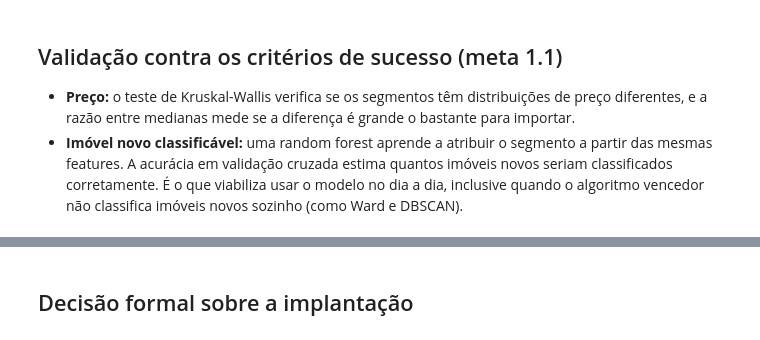
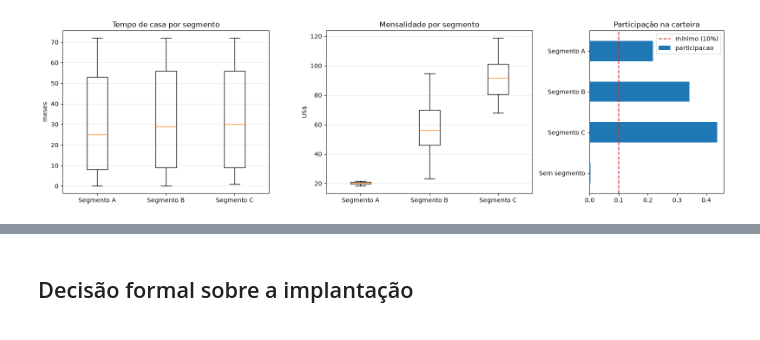
Before and after one commit to stevens-castro/projeto-retencao-clientes-telecom, a Jupyter notebook: notebooks/05-avaliacao.ipynb, the cells around one changed output, grey strips where cells are left out. Drawn from its saved outputs; the diff is of its cells as text; code cells hidden in the pictures.

```diff
--- a/notebooks/05-avaliacao.ipynb
+++ b/notebooks/05-avaliacao.ipynb
@@ -80,18 +95,0 @@ Os segmentos são renomeados de A em diante, **do mais caro para o mais barato**
-# %%
-ordem = (pd.Series(df.loc[validos, 'preco_venda'].to_numpy(), index=segmentos[validos])
-         .groupby(level=0).median().sort_values(ascending=False).index)           # segmentos do mais caro ao mais barato
-nome = {s: f'Segmento {chr(65 + i)}' for i, s in enumerate(ordem)}                 # 0, 1, 2… → Segmento A, B, C…
-df['segmento'] = pd.Series(segmentos).map(nome).fillna('Sem segmento')             # ruído vira "Sem segmento"
-
-colunas_perfil = {  # coluna da base curada: como resumir
-    'preco_venda': 'median', 'area_habitavel': 'median', 'qualidade_geral': 'median', 'idade_imovel': 'median',
-}
-perfil = (
-    df.groupby('segmento')
-    .agg(imoveis=('preco_venda', 'size'), vgv=('preco_venda', 'sum'),               # vgv: soma do valor de venda
-         **{c: (c, f) for c, f in colunas_perfil.items() if c in df})
-    .assign(participacao=lambda d: d['imoveis'] / len(df))                          # fatia da carteira
-    .sort_values('preco_venda', ascending=False)
-)
-perfil.style.format({'vgv': '${:,.0f}', 'preco_venda': '${:,.0f}', 'area_habitavel': '{:,.0f}',
-                     'participacao': '{:.1%}'})
@@ -98,21 +135,20 @@ perfil.style.format({'vgv': '${:,.0f}', 'preco_venda': '${:,.0f}', 'area_habitav
 # %%
-fig, (ax_preco, ax_fatia) = plt.subplots(1, 2, figsize=(14, 4.5), gridspec_kw={'width_ratios': [2, 1]})
+ordem_nomes = [n for n in perfil.index if n != 'Sem segmento']
 
-ordem_nomes = [n for n in perfil.index if n != 'Sem segmento']
-ax_preco.boxplot([df.loc[df['segmento'] == n, 'preco_venda'] for n in ordem_nomes], showfliers=False)  # preço em cada segmento
-ax_preco.set_xticks(range(1, len(ordem_nomes) + 1), ordem_nomes)                    # nomes dos segmentos no eixo
-ax_preco.set(title='Preço de venda por segmento', ylabel='US$')
-ax_preco.grid(alpha=0.3, axis='y')
+fig, (ax_ten, ax_men, ax_fatia) = plt.subplots(1, 3, figsize=(16, 4.5), gridspec_kw={'width_ratios': [2, 2, 1.3]})
+for ax, coluna, titulo, unidade in ((ax_ten, 'tenure', 'Tempo de casa por segmento', 'meses'),
+                                    (ax_men, 'MonthlyCharges', 'Mensalidade por segmento', 'US$')):
+    ax.boxplot([df.loc[df['segmento'] == n, coluna] for n in ordem_nomes], showfliers=False)
+    ax.set_xticks(range(1, len(ordem_nomes) + 1), ordem_nomes)
+    ax.set(title=titulo, ylabel=unidade)
+    ax.grid(alpha=0.3, axis='y')
 
-perfil['participacao'].plot.barh(ax=ax_fatia, color='tab:blue')                     # tamanho de cada segmento
+perfil['participacao'].plot.barh(ax=ax_fatia, color='tab:blue')                 # tamanho de cada segmento
 ax_fatia.axvline(FATIA_MINIMA, color='tab:red', ls='--', label=f'mínimo ({FATIA_MINIMA:.0%})')
-ax_fatia.set(title='Participação na carteira', xlabel='')
+ax_fatia.set(title='Participação na carteira', ylabel='')
 ax_fatia.invert_yaxis()
 ax_fatia.legend()
 fig.tight_layout()
 plt.show()
+# %% [output]
+[figure, added]
-# %% [markdown]
-## Validação contra os critérios de sucesso (meta 1.1)
-
-* **Preço:** o teste de Kruskal-Wallis verifica se os segmentos têm distribuições de preço diferentes, e a razão entre medianas mede se a diferença é grande o bastante para importar.
-* **Imóvel novo classificável:** uma random forest aprende a atribuir o segmento a partir das mesmas features. A acurácia em validação cruzada estima quantos imóveis novos seriam classificados corretamente. É o que viabiliza usar o modelo no dia a dia, inclusive quando o algoritmo vencedor não classifica imóveis novos sozinho (como Ward e DBSCAN).
```
Also changed, not shown: parts of 24 cells of this notebook.
